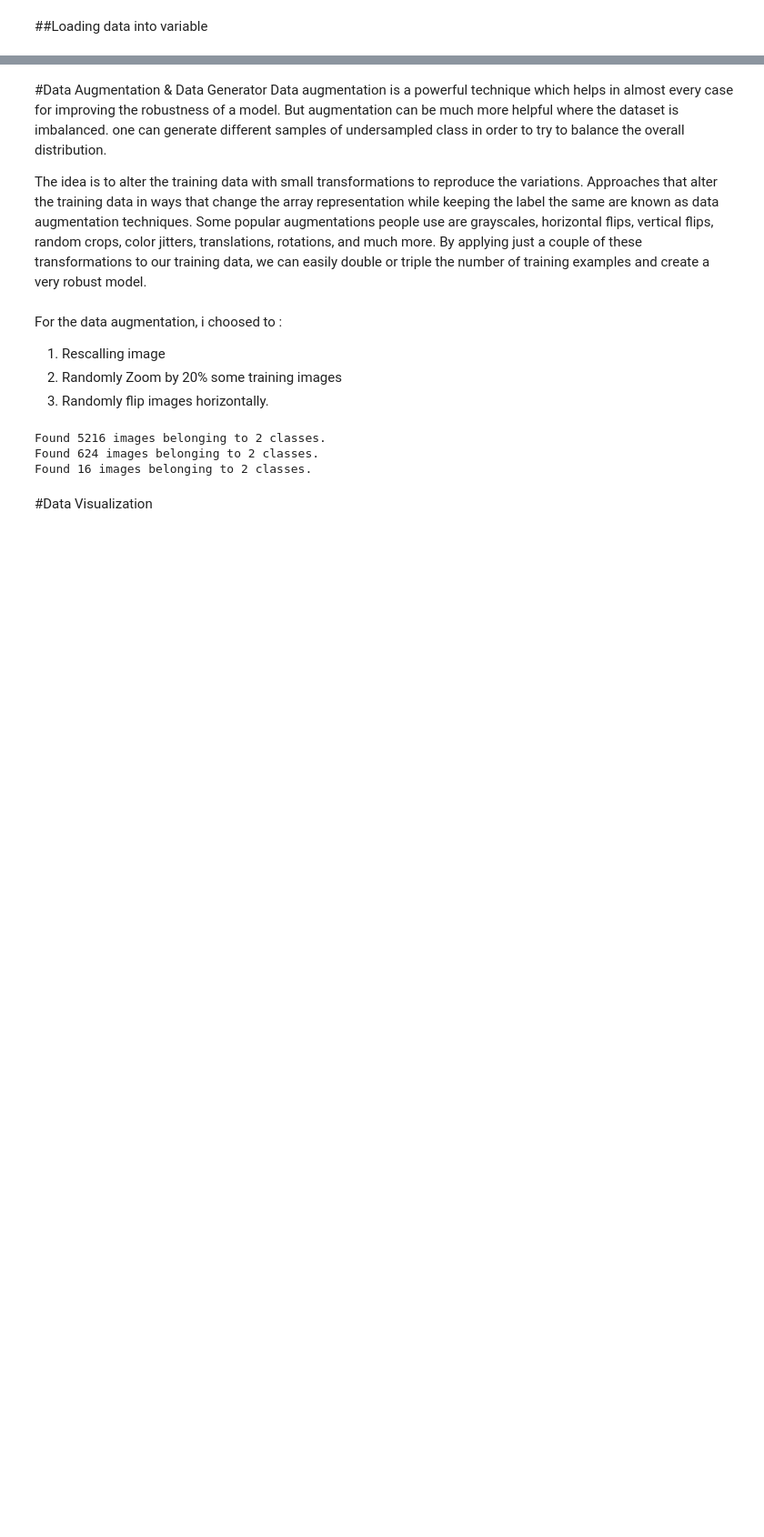
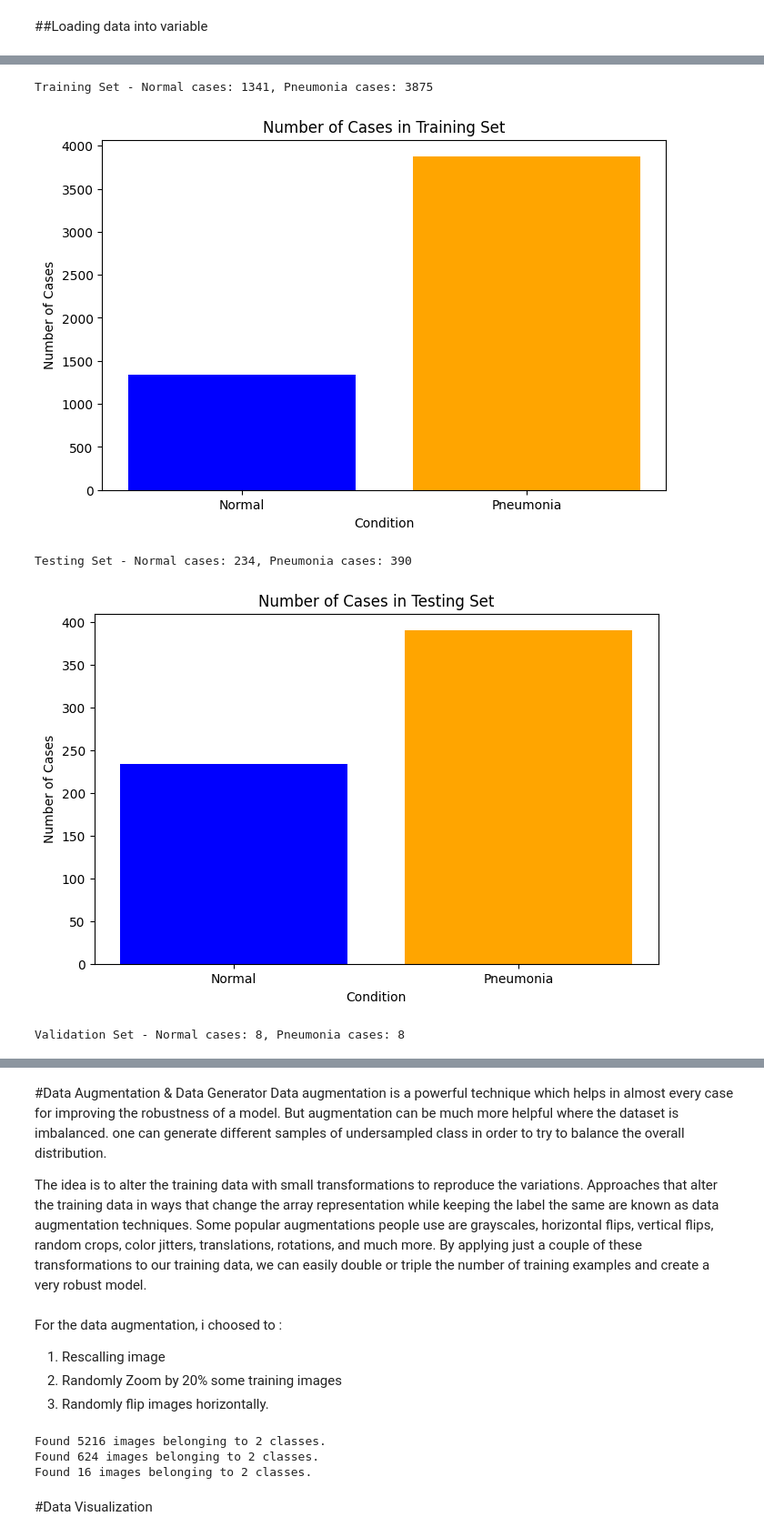
Before and after one commit to Bappy60/ML_Assignment, a Jupyter notebook: Final Lab Problem 1/X_ray_image_classification_with_CNN_from_scratch.ipynb, the cells around one changed output, grey strips where cells are left out. Shown at 91% size. Saved outputs shown, nothing was run; the diff lists cells and outputs as text; code cells hidden in the pictures; blank space fills up the shorter version.

Commit message:
some extra visualization added

```diff
--- a/Final Lab Problem 1/X_ray_image_classification_with_CNN_from_scratch.ipynb
+++ b/Final Lab Problem 1/X_ray_image_classification_with_CNN_from_scratch.ipynb
@@ -85,3 +73,37 @@ drwxr-xr-x 1 root root 4096 Jan 18 14:21 sample_data
 drwxr-xr-x 4 root root 4096 Jan  8 17:16 test
 drwxr-xr-x 4 root root 4096 Jan  8 17:16 train
 drwxr-xr-x 4 root root 4096 Jan  8 17:16 val
+# %%
+# Function to count and visualize the number of cases
+def count_and_visualize_cases(normal_path, pneumonia_path, dataset_name):
+    normal_cases = len(os.listdir(normal_path))
+    pneumonia_cases = len(os.listdir(pneumonia_path))
+
+    # Print number of cases
+    print(f"{dataset_name} - Normal cases: {normal_cases}, Pneumonia cases: {pneumonia_cases}")
+
+    # Plotting
+    labels = ['Normal', 'Pneumonia']
+    counts = [normal_cases, pneumonia_cases]
+
+    plt.figure(figsize=(8, 5))
+    plt.bar(labels, counts, color=['blue', 'orange'])
+    plt.title(f'Number of Cases in {dataset_name}')
+    plt.xlabel('Condition')
+    plt.ylabel('Number of Cases')
+    plt.show()
+
+# Count and visualize for training set
+count_and_visualize_cases(train_normal, train_pneumonia, 'Training Set')
+
+# Count and visualize for testing set
+count_and_visualize_cases(testing_normal, testing_pneumonia, 'Testing Set')
+
+# Count and visualize for validation set
+count_and_visualize_cases(val_normal, val_pneumonia, 'Validation Set')
+# %% [output]
+Training Set - Normal cases: 1341, Pneumonia cases: 3875
+[figure, added]
+Testing Set - Normal cases: 234, Pneumonia cases: 390
+[figure, added]
+Validation Set - Normal cases: 8, Pneumonia cases: 8
```
Also changed, not shown: parts of 4 cells of this notebook.
